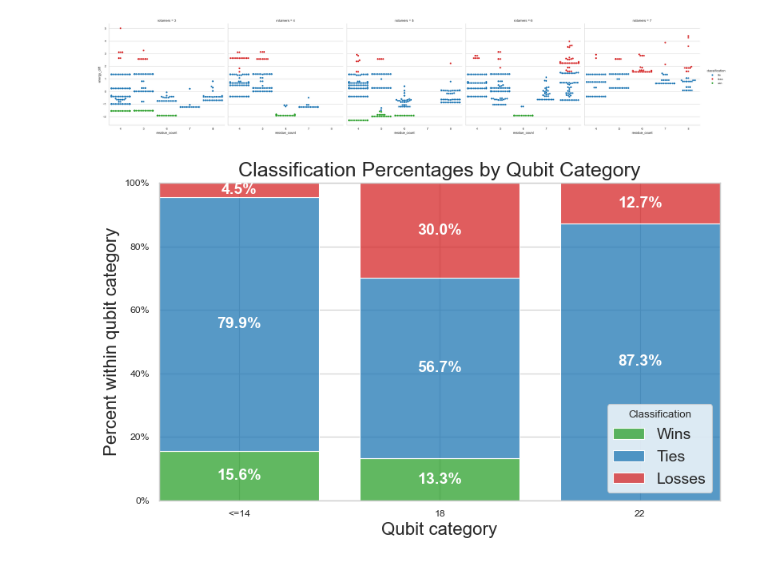
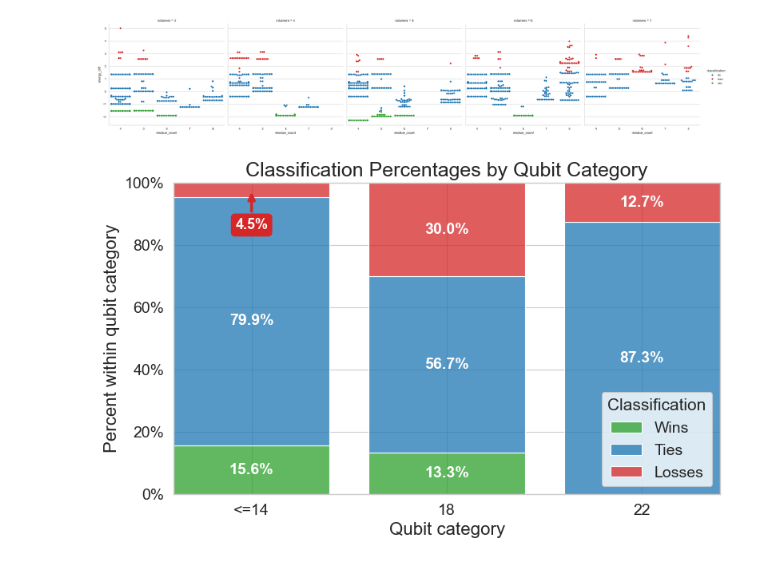
Before and after one commit to sebi-stewart/qml-protein-folding, a Jupyter notebook: phase2/testing.ipynb, the cells around one changed output. Drawn from its saved outputs; the diff is of its cells as text; code cells hidden in the pictures.

```diff
--- a/phase2/testing.ipynb
+++ b/phase2/testing.ipynb
@@ -270,34 +270,53 @@ sns.histplot(
     shrink=0.8,
     multiple="fill",
     stat="count",
     ax=ax,
 )
 
 ax.yaxis.set_major_formatter(FuncFormatter(lambda y, _: f"{y*100:.0f}%"))
 ax.set_ylabel("Percent within qubit category", fontsize=16)
 ax.set_xlabel("Qubit category", fontsize=16)
 ax.set_ylim(0, 1)
 ax.set_title("Classification Percentages by Qubit Category", fontsize=18)
-ax.legend(title="Classification", labels=["Wins", "Ties", "Losses"], fontsize=14)
+ax.legend(title="Classification", labels=["Wins", "Ties", "Losses"], fontsize=14, title_fontsize=15)
+ax.tick_params(axis="both", labelsize=14)
 
 for p in ax.patches:
     h = p.get_height()
     if np.isnan(h) or h <= 0:
         continue
 
-    # Only label meaningful segments to avoid clutter (e.g., >4%)
-    if h >= 0.04:
+    # Only label meaningful segments to avoid clutter (e.g., >5%)
+    if h >= 0.05:
         x = p.get_x() + p.get_width() / 2
         y = p.get_y() + h / 2
         ax.text(
             x, y, f"{h*100:.1f}%",
             ha="center", va="center",
             color="white", fontsize=14, fontweight="bold"
         )
 
+# Annotate the tiny 4.5% segment (<=14 wins) with an arrow from below
+for p in ax.patches:
+    h = p.get_height()
+    if np.isnan(h) or h <= 0:
+        continue
+    if 0.03 < h < 0.05:
+        x = p.get_x() + p.get_width() / 2
+        y_tip = p.get_y() + h / 2
+        ax.annotate(
+            f"{h*100:.1f}%",
+            xy=(x, y_tip),
+            xytext=(x, y_tip - 0.09),
+            ha="center", va="top",
+            color="white", fontsize=13, fontweight="bold",
+            bbox=dict(boxstyle="round,pad=0.3", fc="#d62728", ec="none"),
+            arrowprops=dict(arrowstyle="-|>", color="#d62728", lw=2.5),
+        )
+
 plt.tight_layout()
 
 plt.savefig("../../Publication/plots/classification_percentages_by_qubit_category.svg", dpi=300, bbox_inches="tight")
 plt.show()
 # %% [output]
-[figure, old version]
+[figure, new version]
```
Also changed, not shown: parts of 1 cell of this notebook, 1 other file.
